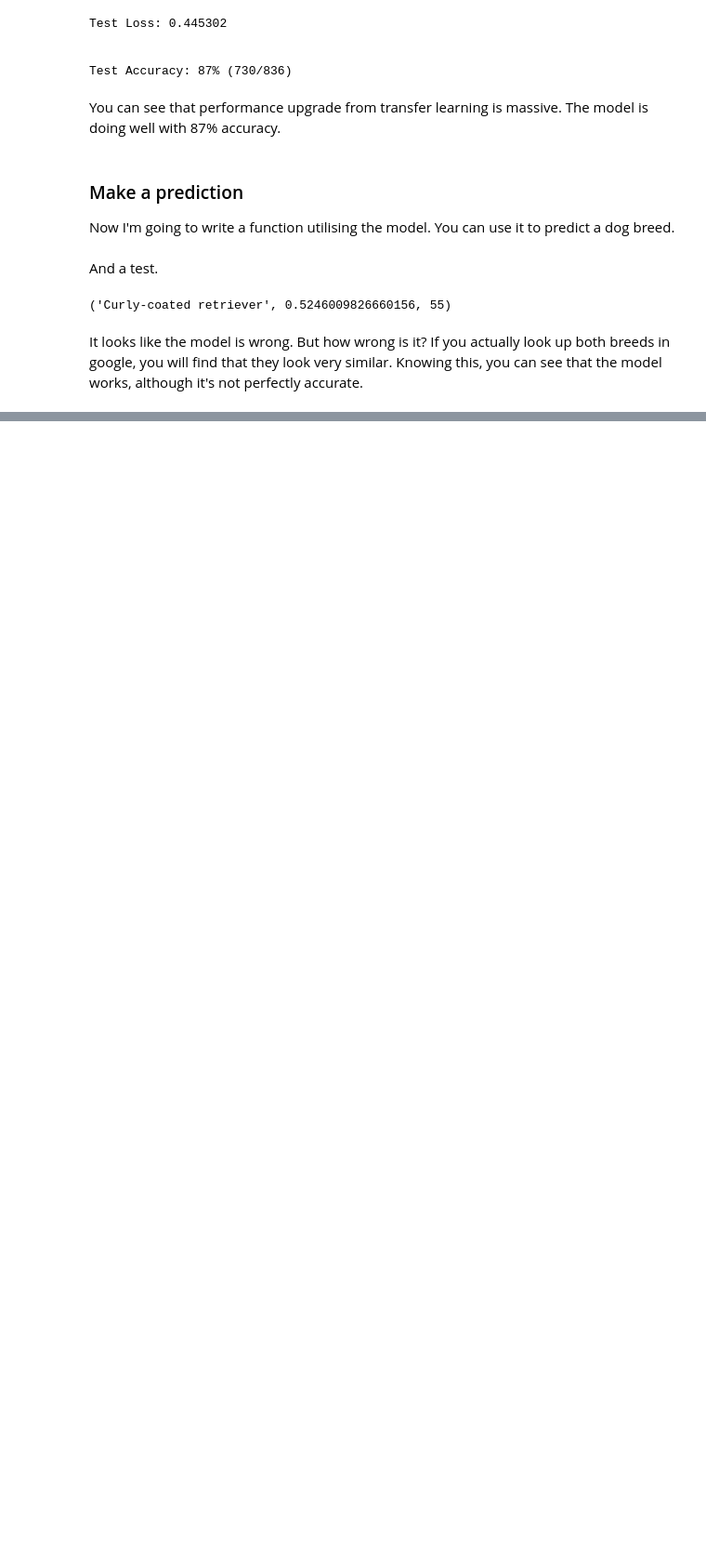
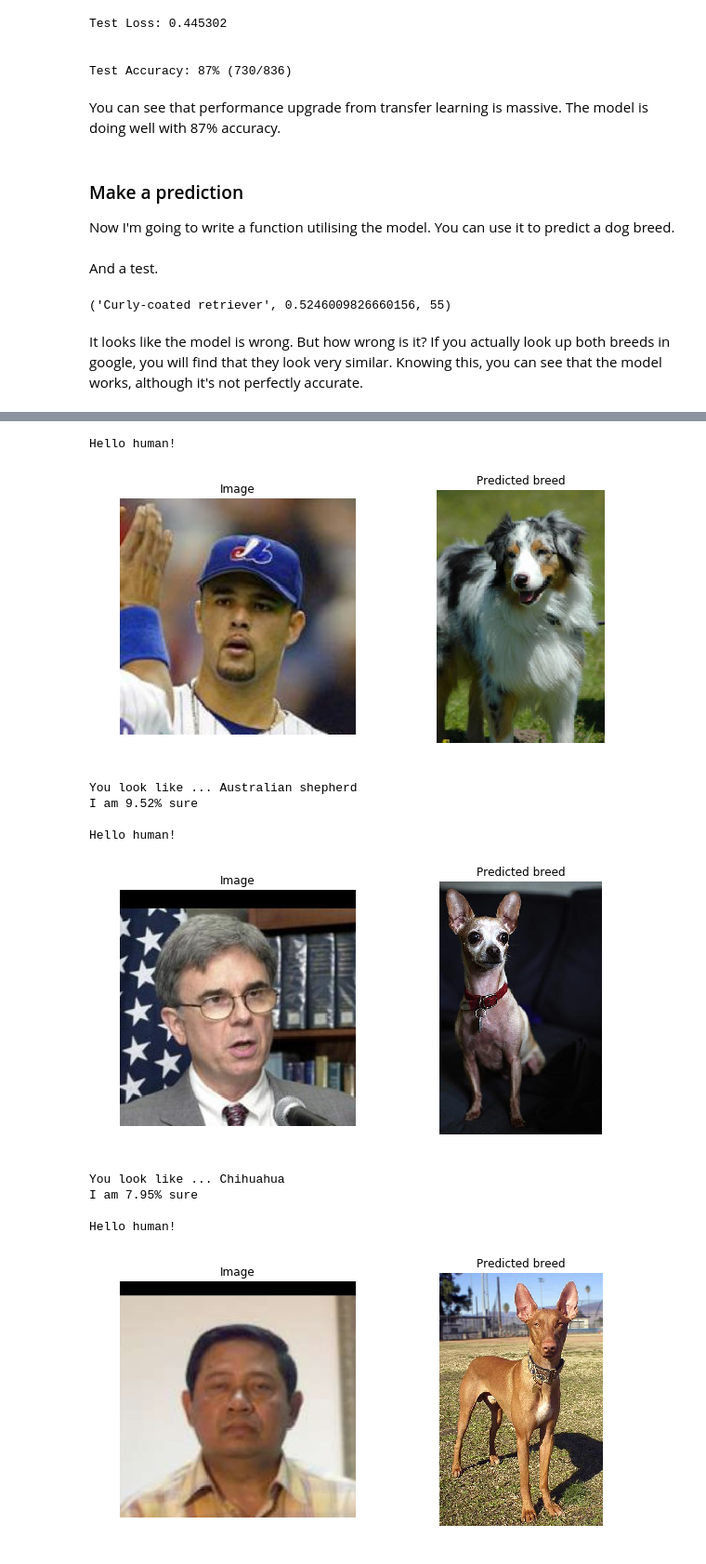
Before and after one commit to vicksam/dog-breeds, a Jupyter notebook: dog_breeds.ipynb, the cells around one changed output, grey strips where cells are left out. Shown at 93% size. Cells and saved outputs as stored; diff of their text form; code cells hidden in the pictures; blank space fills up the shorter version.

```diff
--- a/dog_breeds.ipynb
+++ b/dog_breeds.ipynb
@@ -726,0 +813,22 @@ It looks like the model is wrong. But how wrong is it? If you actually look up b
+# %%
+# Set a seed for consistent results
+np.random.seed(123)
+
+# Human pictures
+people_selection = np.random.choice(human_files, 3)
+
+for img in people_selection:
+    run_app(img)
+# %% [output]
+Hello human!
+[figure, added]
+You look like ... Australian shepherd
+I am 9.52% sure
+
+Hello human!
+[figure, added]
+You look like ... Chihuahua
+I am 7.95% sure
+
+Hello human!
+[figure, added]
```
Also changed, not shown: parts of 13 cells of this notebook, 3 other files.
